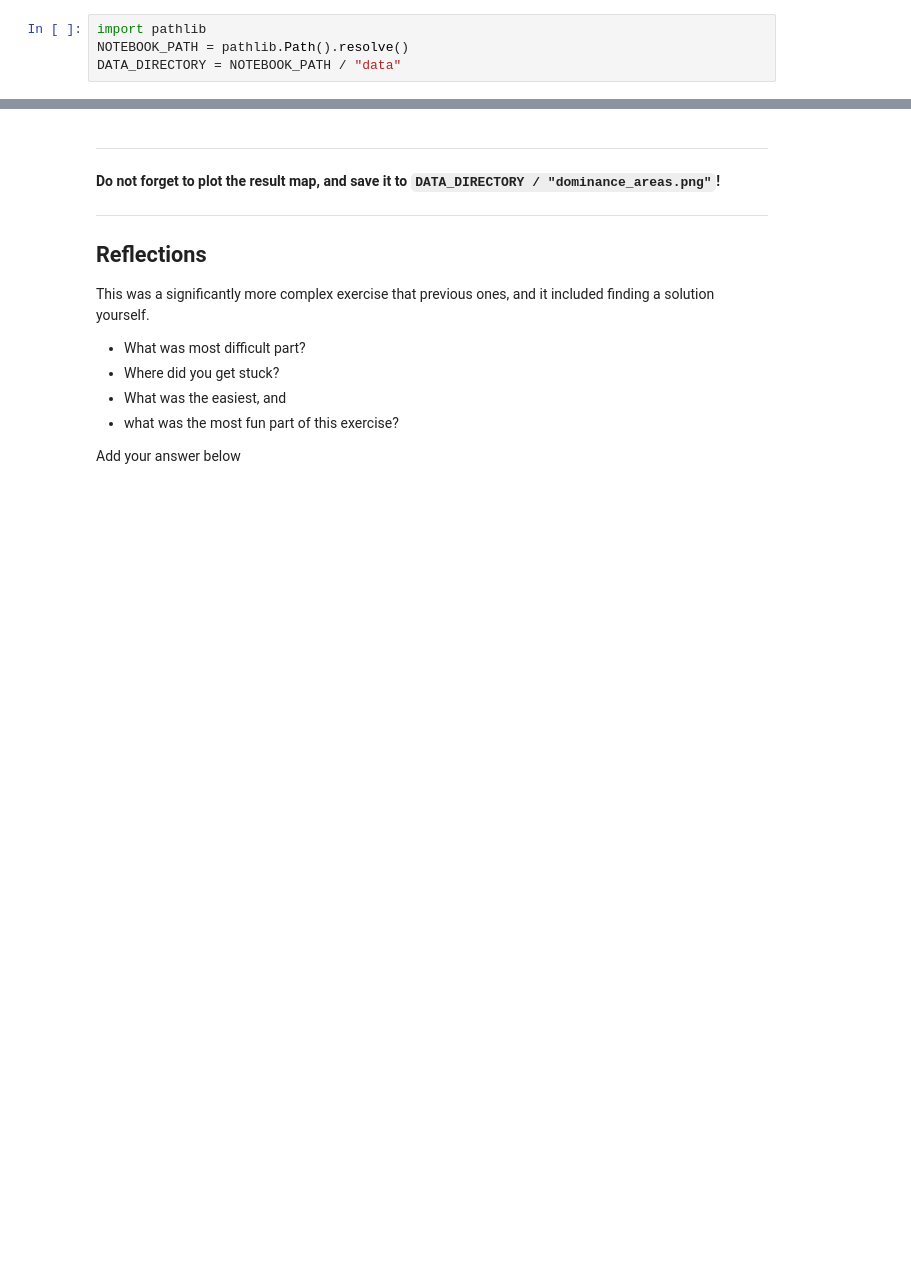
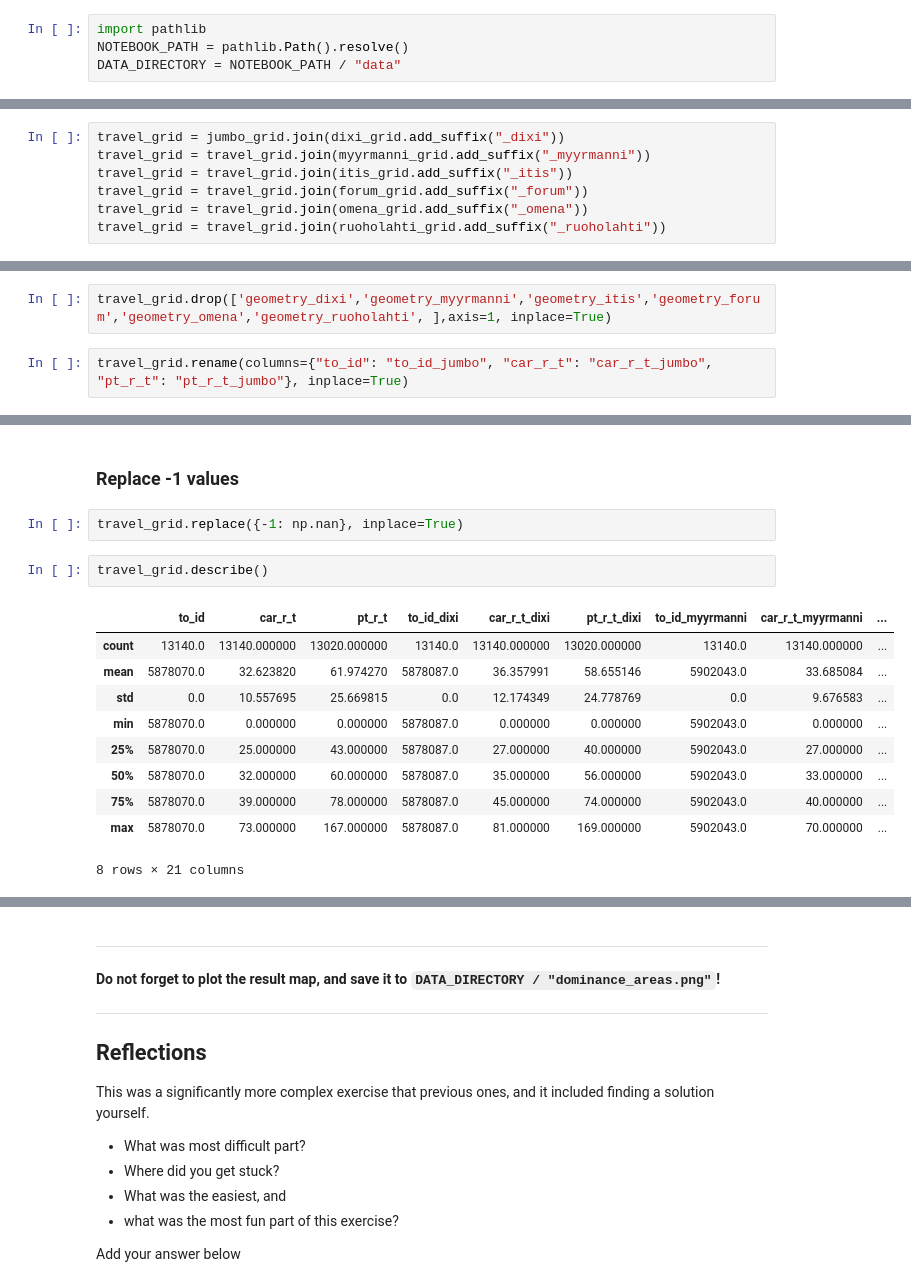
Before and after one commit to Stephen137/Automating-GIS-processes, a Jupyter notebook: exercises/exercise_04_02.ipynb, the cells around one changed output, grey strips where cells are left out. Drawn from its saved outputs; the diff is of its cells as text; blank space fills up the shorter version.

```diff
--- a/exercises/exercise_04_02.ipynb
+++ b/exercises/exercise_04_02.ipynb
@@ -202,0 +130,7 @@ dominance.tail()
+# %%
+travel_grid = jumbo_grid.join(dixi_grid.add_suffix("_dixi"))
+travel_grid = travel_grid.join(myyrmanni_grid.add_suffix("_myyrmanni"))
+travel_grid = travel_grid.join(itis_grid.add_suffix("_itis"))
+travel_grid = travel_grid.join(forum_grid.add_suffix("_forum"))
+travel_grid = travel_grid.join(omena_grid.add_suffix("_omena"))
+travel_grid = travel_grid.join(ruoholahti_grid.add_suffix("_ruoholahti"))
@@ -202,0 +150,4 @@ dominance.tail()
+# %%
+travel_grid.drop(['geometry_dixi','geometry_myyrmanni','geometry_itis','geometry_forum','geometry_omena','geometry_ruoholahti', ],axis=1, inplace=True)
+# %%
+travel_grid.rename(columns={"to_id": "to_id_jumbo", "car_r_t": "car_r_t_jumbo", "pt_r_t": "pt_r_t_jumbo"}, inplace=True)
@@ -202,0 +164,17 @@ dominance.tail()
+# %% [markdown]
+### Replace -1 values
+# %%
+travel_grid.replace({-1: np.nan}, inplace=True)
+# %%
+travel_grid.describe()
+# %% [output]
+|  | to_id | car_r_t | pt_r_t | to_id_dixi | car_r_t_dixi | pt_r_t_dixi | to_id_myyrmanni | car_r_t_myyrmanni | ... |
+| count | 13140.0 | 13140.000000 | 13020.000000 | 13140.0 | 13140.000000 | 13020.000000 | 13140.0 | 13140.000000 | ... |
+| mean | 5878070.0 | 32.623820 | 61.974270 | 5878087.0 | 36.357991 | 58.655146 | 5902043.0 | 33.685084 | ... |
+| std | 0.0 | 10.557695 | 25.669815 | 0.0 | 12.174349 | 24.778769 | 0.0 | 9.676583 | ... |
+| min | 5878070.0 | 0.000000 | 0.000000 | 5878087.0 | 0.000000 | 0.000000 | 5902043.0 | 0.000000 | ... |
+| 25% | 5878070.0 | 25.000000 | 43.000000 | 5878087.0 | 27.000000 | 40.000000 | 5902043.0 | 27.000000 | ... |
+| 50% | 5878070.0 | 32.000000 | 60.000000 | 5878087.0 | 35.000000 | 56.000000 | 5902043.0 | 33.000000 | ... |
+| 75% | 5878070.0 | 39.000000 | 78.000000 | 5878087.0 | 45.000000 | 74.000000 | 5902043.0 | 40.000000 | ... |
+| max | 5878070.0 | 73.000000 | 167.000000 | 5878087.0 | 81.000000 | 169.000000 | 5902043.0 | 70.000000 | ... |
+8 rows × 21 columns
```
Also changed, not shown: parts of 43 cells of this notebook.
